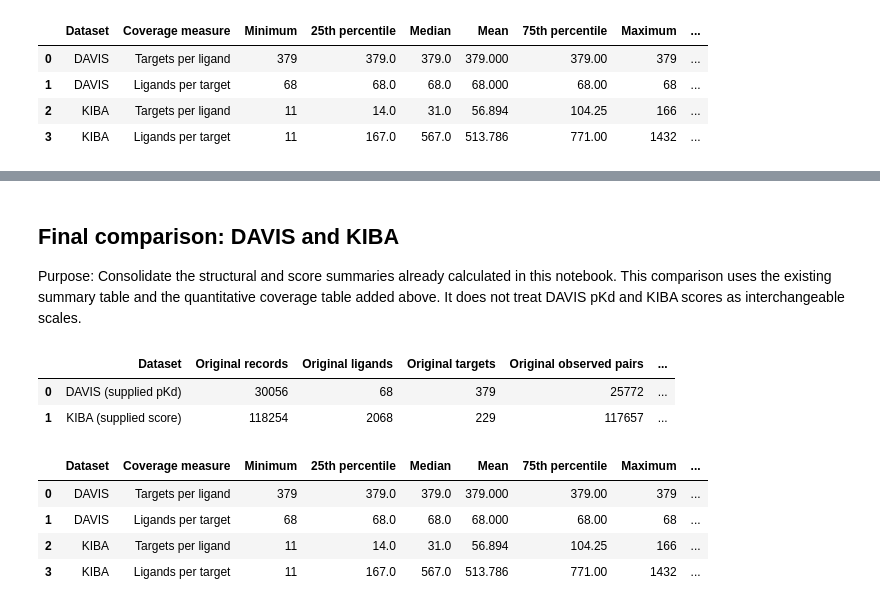
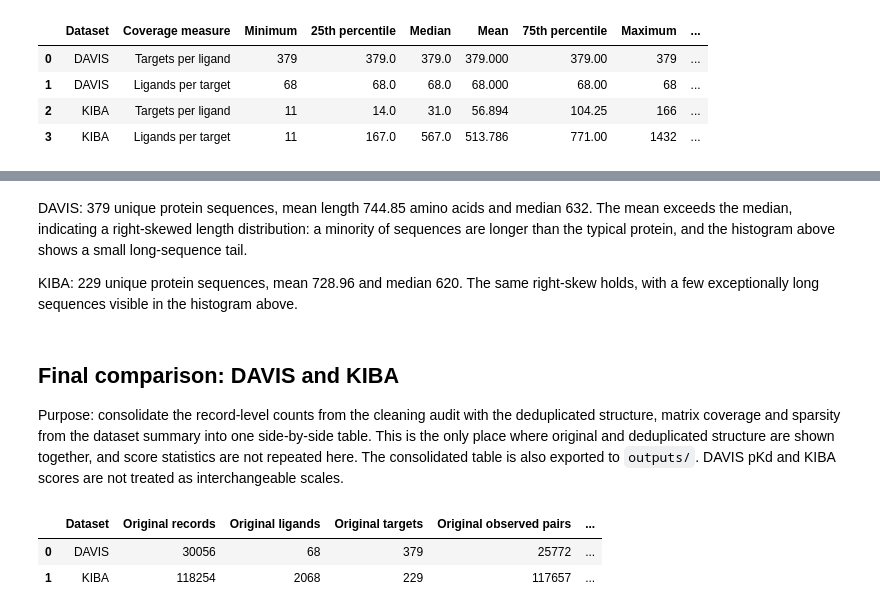
Before and after one commit to IAmGreyBunny/SC4020-Lab2, a Jupyter notebook: dataset-analysis.ipynb, the cells around one changed output, grey strips where cells are left out. Cells and saved outputs as stored; diff of their text form; code cells hidden in the pictures.

```diff
--- a/dataset-analysis.ipynb
+++ b/dataset-analysis.ipynb
@@ -783,48 +748,38 @@ plt.show()
+# %% [markdown]
+DAVIS: 379 unique protein sequences, mean length 744.85 amino acids and median 632. The mean exceeds the median, indicating a right-skewed length distribution: a minority of sequences are longer than the typical protein, and the histogram above shows a small long-sequence tail.
+
+KIBA: 229 unique protein sequences, mean 728.96 and median 620. The same right-skew holds, with a few exceptionally long sequences visible in the histogram above.
 # %% [markdown]
 ## Final comparison: DAVIS and KIBA
-Purpose: Consolidate the structural and score summaries already calculated in this notebook. This comparison uses the existing summary table and the quantitative coverage table added above. It does not treat DAVIS pKd and KIBA scores as interchangeable scales.
+Purpose: consolidate the record-level counts from the cleaning audit with the deduplicated structure, matrix coverage and sparsity from the dataset summary into one side-by-side table. This is the only place where original and deduplicated structure are shown together, and score statistics are not repeated here. The consolidated table is also exported to `outputs/`. DAVIS pKd and KIBA scores are not treated as interchangeable scales.
 # %%
-# Select the main structural and score statistics from the existing summary.
-comparison_columns = [
-    'Dataset',
-    'Original records',
-    'Original ligands',
-    'Original targets',
-    'Original observed pairs',
-    'Deduplicated ligands',
-    'Deduplicated targets',
-    'Deduplicated observed pairs',
-    'Possible pairs (ligands * targets)',
-    'Coverage (%)',
-    'Sparsity (%)',
-    'Mean',
-    'Median',
-    'Std',
-    'Min',
-    'Max',
-    'Zero scores'
-]
-
-dataset_comparison = summary[comparison_columns].copy()
+# Consolidate original counts (cleaning audit) with the deduplicated
+# structure and matrix coverage (dataset summary).
+dataset_comparison = pd.DataFrame({
+    'Dataset': audit_df['Dataset'],
+    'Original records': audit_df['Original records'],
+    'Original ligands': audit_df['Original unique ligands'],
+    'Original targets': audit_df['Original unique targets'],
+    'Original observed pairs': (
+        audit_df['Original distinct sequence pairs before cleaning']
+    ),
+    'Deduplicated ligands': summary['Ligands'],
+    'Deduplicated targets': summary['Targets'],
+    'Deduplicated observed pairs': summary['Observed pairs'],
+    'Possible pairs (ligands * targets)': (
+        summary['Possible pairs (ligands * targets)']
+    ),
+    'Coverage (%)': summary['Coverage (%)'],
+    'Sparsity (%)': summary['Sparsity (%)'],
+})
 
 display(dataset_comparison.round(3))
-display(coverage_summary.round(3))
 
 dataset_comparison.to_csv(
     OUT_DIR / 'davis_kiba_dataset_comparison.csv',
     index=False
 )
-
-coverage_summary.to_csv(
-    OUT_DIR / 'davis_kiba_coverage_comparison.csv',
-    index=False
-)
 # %% [output]
 |  | Dataset | Original records | Original ligands | Original targets | Original observed pairs | ... |
-| 0 | DAVIS (supplied pKd) | 30056 | 68 | 379 | 25772 | ... |
-| 1 | KIBA (supplied score) | 118254 | 2068 | 229 | 117657 | ... |
+| 0 | DAVIS | 30056 | 68 | 379 | 25772 | ... |
+| 1 | KIBA | 118254 | 2068 | 229 | 117657 | ... |
-|  | Dataset | Coverage measure | Minimum | 25th percentile | Median | Mean | 75th percentile | Maximum | ... |
-| 0 | DAVIS | Targets per ligand | 379 | 379.0 | 379.0 | 379.000 | 379.00 | 379 | ... |
-| 1 | DAVIS | Ligands per target | 68 | 68.0 | 68.0 | 68.000 | 68.00 | 68 | ... |
-| 2 | KIBA | Targets per ligand | 11 | 14.0 | 31.0 | 56.894 | 104.25 | 166 | ... |
-| 3 | KIBA | Ligands per target | 11 | 167.0 | 567.0 | 513.786 | 771.00 | 1432 | ... |
```
Also changed, not shown: parts of 22 cells of this notebook, 5 other files.
